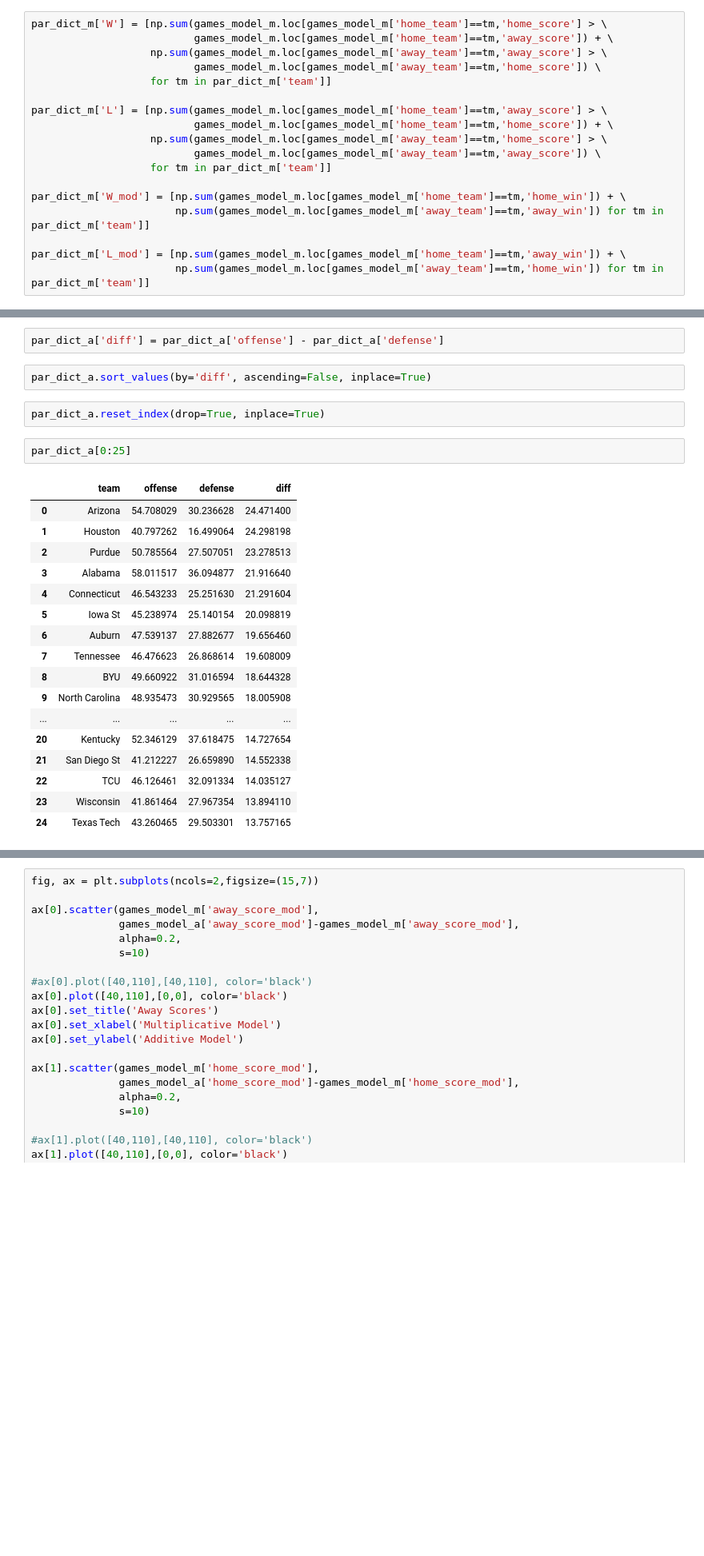
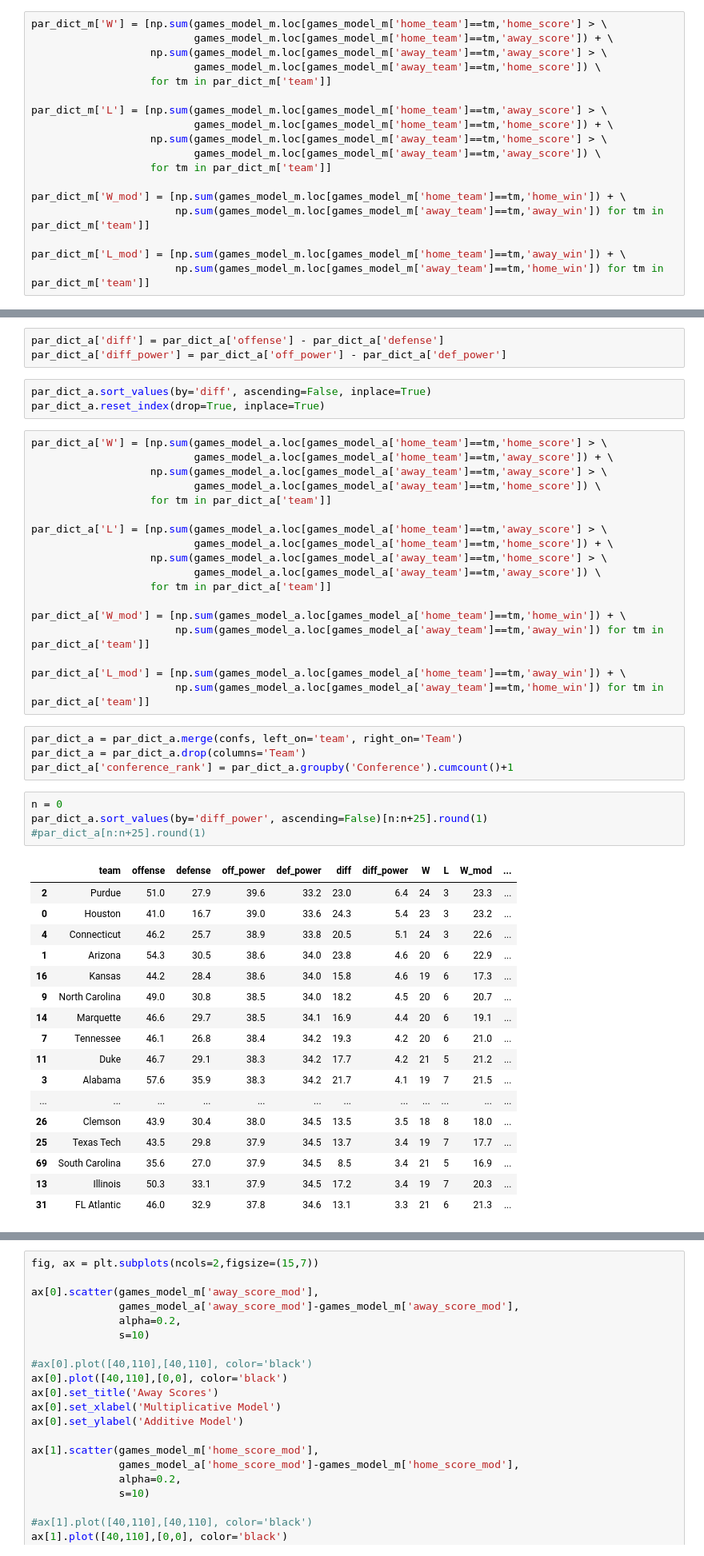
Before and after one commit to daviderics/Basketball-Model, a Jupyter notebook: bball_modeler.ipynb, the cells around one changed output, grey strips where cells are left out. Shown at 80% size. Drawn from its saved outputs; the diff is of its cells as text; blank space fills up the shorter version.

```diff
--- a/bball_modeler.ipynb
+++ b/bball_modeler.ipynb
@@ -1156,29 +1265,53 @@ par_dict_a, h_adv_a, games_model_a = fit_parameters_correl(games,
 # %%
 par_dict_a['diff'] = par_dict_a['offense'] - par_dict_a['defense']
+par_dict_a['diff_power'] = par_dict_a['off_power'] - par_dict_a['def_power']
 # %%
 par_dict_a.sort_values(by='diff', ascending=False, inplace=True)
+par_dict_a.reset_index(drop=True, inplace=True)
-# %%
-par_dict_a.reset_index(drop=True, inplace=True)
-# %%
-par_dict_a[0:25]
-# %% [output]
-|  | team | offense | defense | diff |
-| 0 | Arizona | 54.708029 | 30.236628 | 24.471400 |
-| 1 | Houston | 40.797262 | 16.499064 | 24.298198 |
-| 2 | Purdue | 50.785564 | 27.507051 | 23.278513 |
-| 3 | Alabama | 58.011517 | 36.094877 | 21.916640 |
-| 4 | Connecticut | 46.543233 | 25.251630 | 21.291604 |
-| 5 | Iowa St | 45.238974 | 25.140154 | 20.098819 |
-| 6 | Auburn | 47.539137 | 27.882677 | 19.656460 |
-| 7 | Tennessee | 46.476623 | 26.868614 | 19.608009 |
-| 8 | BYU | 49.660922 | 31.016594 | 18.644328 |
-| 9 | North Carolina | 48.935473 | 30.929565 | 18.005908 |
-| ... | ... | ... | ... | ... |
-| 20 | Kentucky | 52.346129 | 37.618475 | 14.727654 |
-| 21 | San Diego St | 41.212227 | 26.659890 | 14.552338 |
-| 22 | TCU | 46.126461 | 32.091334 | 14.035127 |
-| 23 | Wisconsin | 41.861464 | 27.967354 | 13.894110 |
-| 24 | Texas Tech | 43.260465 | 29.503301 | 13.757165 |
+# %%
+par_dict_a['W'] = [np.sum(games_model_a.loc[games_model_a['home_team']==tm,'home_score'] > \
+                          games_model_a.loc[games_model_a['home_team']==tm,'away_score']) + \
+                   np.sum(games_model_a.loc[games_model_a['away_team']==tm,'away_score'] > \
+                          games_model_a.loc[games_model_a['away_team']==tm,'home_score']) \
+                   for tm in par_dict_a['team']]
+
+par_dict_a['L'] = [np.sum(games_model_a.loc[games_model_a['home_team']==tm,'away_score'] > \
+                          games_model_a.loc[games_model_a['home_team']==tm,'home_score']) + \
+                   np.sum(games_model_a.loc[games_model_a['away_team']==tm,'home_score'] > \
+                          games_model_a.loc[games_model_a['away_team']==tm,'away_score']) \
+                   for tm in par_dict_a['team']]
+
+par_dict_a['W_mod'] = [np.sum(games_model_a.loc[games_model_a['home_team']==tm,'home_win']) + \
+                       np.sum(games_model_a.loc[games_model_a['away_team']==tm,'away_win']) for tm in par_dict_a['team']]
+
+par_dict_a['L_mod'] = [np.sum(games_model_a.loc[games_model_a['home_team']==tm,'away_win']) + \
+                       np.sum(games_model_a.loc[games_model_a['away_team']==tm,'home_win']) for tm in par_dict_a['team']]
+# %%
+par_dict_a = par_dict_a.merge(confs, left_on='team', right_on='Team')
+par_dict_a = par_dict_a.drop(columns='Team')
+par_dict_a['conference_rank'] = par_dict_a.groupby('Conference').cumcount()+1
+# %%
+n = 0
+par_dict_a.sort_values(by='diff_power', ascending=False)[n:n+25].round(1)
+#par_dict_a[n:n+25].round(1)
+# %% [output]
+|  | team | offense | defense | off_power | def_power | diff | diff_power | W | L | W_mod | ... |
+| 2 | Purdue | 51.0 | 27.9 | 39.6 | 33.2 | 23.0 | 6.4 | 24 | 3 | 23.3 | ... |
+| 0 | Houston | 41.0 | 16.7 | 39.0 | 33.6 | 24.3 | 5.4 | 23 | 3 | 23.2 | ... |
+| 4 | Connecticut | 46.2 | 25.7 | 38.9 | 33.8 | 20.5 | 5.1 | 24 | 3 | 22.6 | ... |
+| 1 | Arizona | 54.3 | 30.5 | 38.6 | 34.0 | 23.8 | 4.6 | 20 | 6 | 22.9 | ... |
+| 16 | Kansas | 44.2 | 28.4 | 38.6 | 34.0 | 15.8 | 4.6 | 19 | 6 | 17.3 | ... |
+| 9 | North Carolina | 49.0 | 30.8 | 38.5 | 34.0 | 18.2 | 4.5 | 20 | 6 | 20.7 | ... |
+| 14 | Marquette | 46.6 | 29.7 | 38.5 | 34.1 | 16.9 | 4.4 | 20 | 6 | 19.1 | ... |
+| 7 | Tennessee | 46.1 | 26.8 | 38.4 | 34.2 | 19.3 | 4.2 | 20 | 6 | 21.0 | ... |
+| 11 | Duke | 46.7 | 29.1 | 38.3 | 34.2 | 17.7 | 4.2 | 21 | 5 | 21.2 | ... |
+| 3 | Alabama | 57.6 | 35.9 | 38.3 | 34.2 | 21.7 | 4.1 | 19 | 7 | 21.5 | ... |
+| ... | ... | ... | ... | ... | ... | ... | ... | ... | ... | ... | ... |
+| 26 | Clemson | 43.9 | 30.4 | 38.0 | 34.5 | 13.5 | 3.5 | 18 | 8 | 18.0 | ... |
+| 25 | Texas Tech | 43.5 | 29.8 | 37.9 | 34.5 | 13.7 | 3.4 | 19 | 7 | 17.7 | ... |
+| 69 | South Carolina | 35.6 | 27.0 | 37.9 | 34.5 | 8.5 | 3.4 | 21 | 5 | 16.9 | ... |
+| 13 | Illinois | 50.3 | 33.1 | 37.9 | 34.5 | 17.2 | 3.4 | 19 | 7 | 20.3 | ... |
+| 31 | FL Atlantic | 46.0 | 32.9 | 37.8 | 34.6 | 13.1 | 3.3 | 21 | 6 | 21.3 | ... |
 # %%
 h_adv_a
 # %% [output]
```
Also changed, not shown: parts of 21 cells of this notebook.
